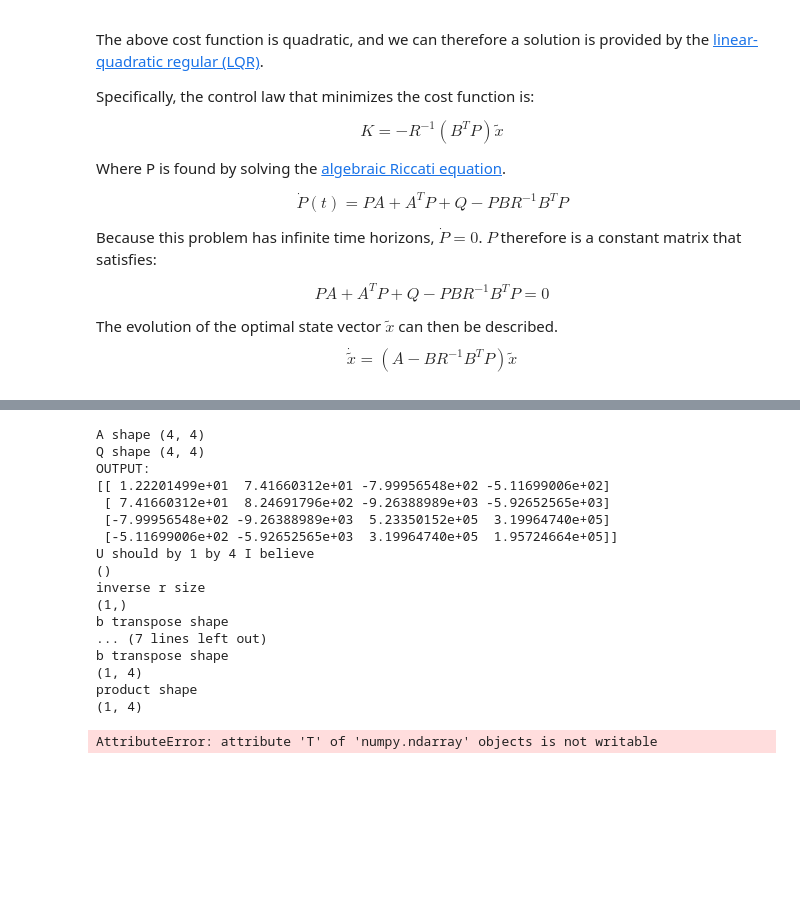
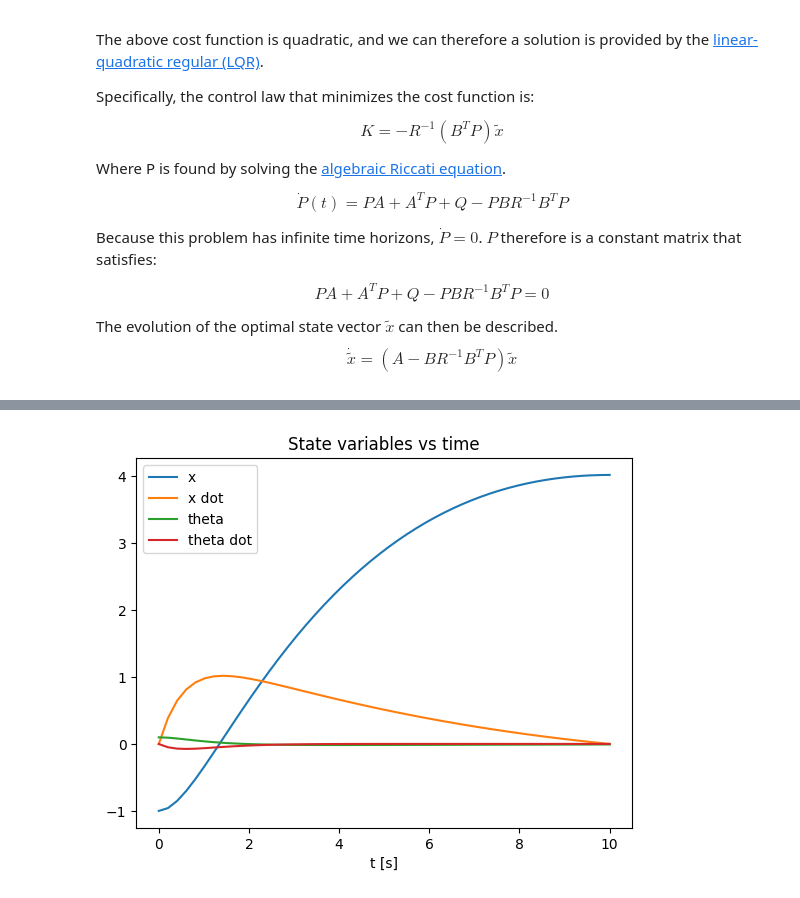
Before and after one commit to paxtonsc/inverted-pendulum-project, a Jupyter notebook: inverted_pendulm.ipynb, the cells around one changed output, grey strips where cells are left out. Saved outputs shown, nothing was run; the diff lists cells and outputs as text; code cells hidden in the pictures; blank space fills up the shorter version.

Commit message:
Adding the graphics back in.

```diff
--- a/inverted_pendulm.ipynb
+++ b/inverted_pendulm.ipynb
@@ -314,29 +355,30 @@ g = 9.8
 q1, q2, q3, q4 = 1, 1, 1, 1
 r = 10
 
-A, B, Q, R = get_matrices(M, m, g, l, q1, q2, q3, q4, r)
-P = find_P(A, B, Q, R)
+A, B = get_matrices_A_B(M, m, g, l)
 
-X0 = np.array([-1, -1, 0.1, -0.2])
-t = np.linspace(0, 10, 100)
+# Let's set the proportional control matrix equal to zero.
+K = np.zeros((1, 4))
 
-X, U = solve_cart_control(t, X0, A, B, R, Q, P)
+X0 = np.array([-1, 0, 0.1, 0])
+t = np.linspace(0, 10, 50)
+
+X, U = solve_cart_control(t, X0, A, B, K)
-# %% [output]
-A shape (4, 4)
-Q shape (4, 4)
-OUTPUT:
-[[ 1.22201499e+01  7.41660312e+01 -7.99956548e+02 -5.11699006e+02]
- [ 7.41660312e+01  8.24691796e+02 -9.26388989e+03 -5.92652565e+03]
- [-7.99956548e+02 -9.26388989e+03  5.23350152e+05  3.19964740e+05]
- [-5.11699006e+02 -5.92652565e+03  3.19964740e+05  1.95724664e+05]]
-U should by 1 by 4 I believe
-()
-inverse r size
-(1,)
-b transpose shape
-... (7 lines left out)
-b transpose shape
-(1, 4)
-product shape
-(1, 4)
-AttributeError: attribute 'T' of 'numpy.ndarray' objects is not writable
+# %%
+import matplotlib.pyplot as plt
+
+%matplotlib inline
+
+plt.plot(t, X[:,0], label="x")
+plt.plot(t, X[:,1], label="x dot")
+plt.plot(t, X[:,2], label="theta")
+plt.plot(t, X[:,3], label="theta dot")
+
+
+plt.title('State variables vs time')
+plt.legend()
+plt.xlabel("t [s]")
+
+plt.show()
+# %% [output]
+[figure, added]
```
Also changed, not shown: parts of 5 cells of this notebook.
